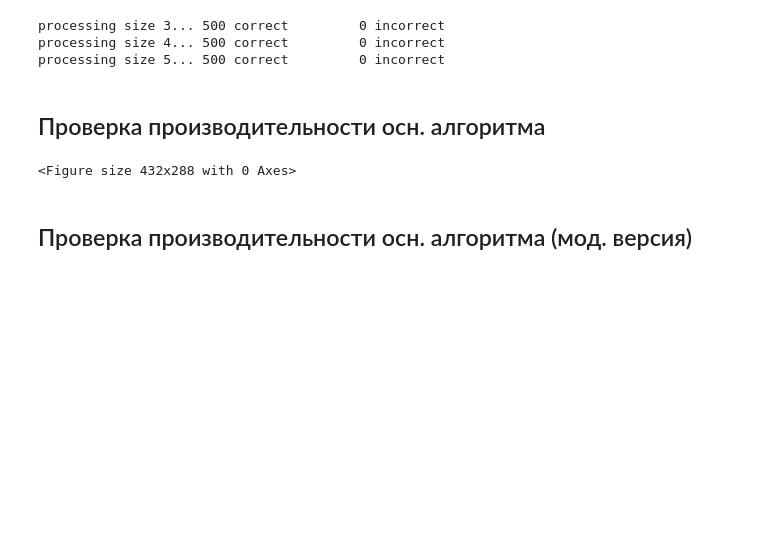
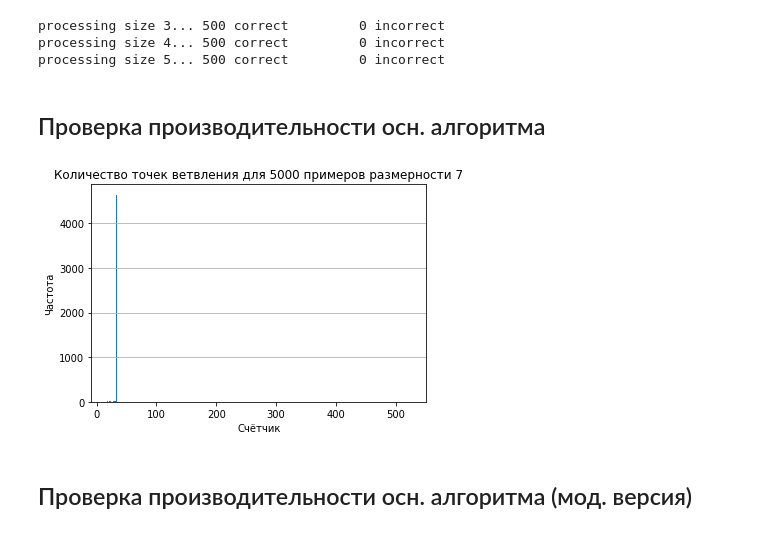
Before and after one commit to andtun/schedules, a Jupyter notebook: Report.ipynb, the cells around one changed output. Saved outputs shown, nothing was run; the diff lists cells and outputs as text; code cells hidden in the pictures; blank space fills up the shorter version.

```diff
--- a/Report.ipynb
+++ b/Report.ipynb
@@ -454,21 +437,22 @@ for i in range(4, 8):
 ## Алгоритм решения двойственной задачи
 # %%
 def dual(N, tau, B):
+    if len(N.without(B)) == 0: return float('inf')
     pi_r = r(np.argsort(N, axis=0).transpose())
-    bestL = float('inf')
+    bestL = N[pi_r].T(tau=tau)
     for i_k in pi_r:
         toDrop = B.copy()
         toDrop.append(i_k)
-        i_l = remove(pi_r, toDrop)
-        if len(i_l) != 0:
-            i_l = i_l[0]
+        #print(toDrop)
+        s = N.without(toDrop)
+        #print(s)
+        if len(s) != 0:
+            task_l = min(s, key=r)
+            i_l = N.find(task_l)[0]
             pi_k = remove(pi_r, [i_l, i_k])
             pi_k = np.insert(pi_k, 0, i_l)
             pi_k = np.append(pi_k, i_k)
-            #print(pi_k)
-            if len(pi_k) != len(N):
-                raise RuntimeError("Exception: len(pi_k) != len(N)")
-            L_k = N[pi_k].T(i=None, tau=tau)
+            L_k = N[pi_k].T(tau=tau)
             if L_k < bestL:
                 bestL = L_k
     return bestL
@@ -638,26 +623,26 @@ processing size 5... 500 correct         0 incorrect
 # %%
 for size in range(4, 8):
     results = {}
     for i in range(5000):
         s = TaskSet(size)
         bp, c = main(s)
         if c not in results.keys():
             results[c] = 1
         else:
             results[c] += 1
         if (i+1) % 100 == 0:
             plt.title("Количество точек ветвления для %s примеров размерности %s" % (i+1, size))
             plt.xlabel("Счётчик")
             plt.ylabel("Частота")
             plt.grid(axis='y')
             plt.bar(results.keys(), results.values(), width=1)
             plt.show()
             clear_output(wait=True)
-    with open('afreq%s.json' % size, 'w') as f:
+    with open('Tafreq%s.json' % size, 'w') as f:
         json.dump(results, f)
     #plt.savefig('afreq%s.png' % size, dpi=300)
 # %% [output]
-<Figure size 432x288 with 0 Axes>
+[figure, added]
 # %% [markdown]
 ## Проверка производительности осн. алгоритма (мод. версия)
 # %%
```
Also changed, not shown: parts of 12 cells of this notebook.
